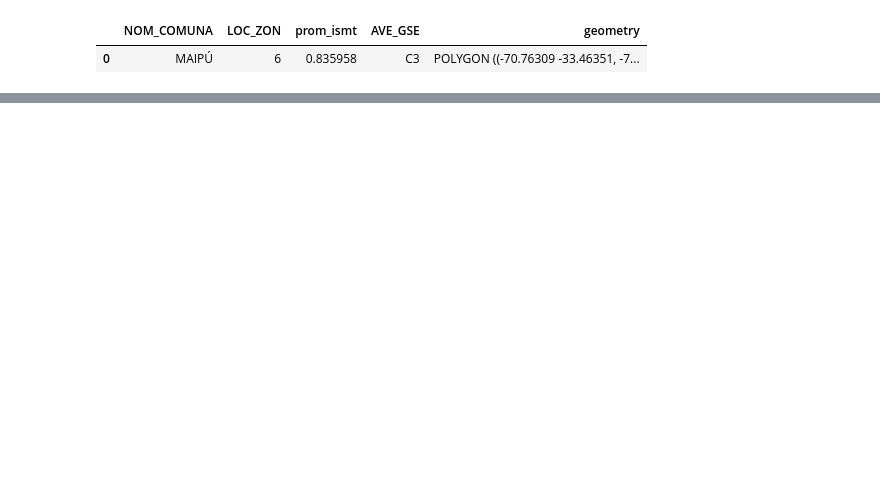
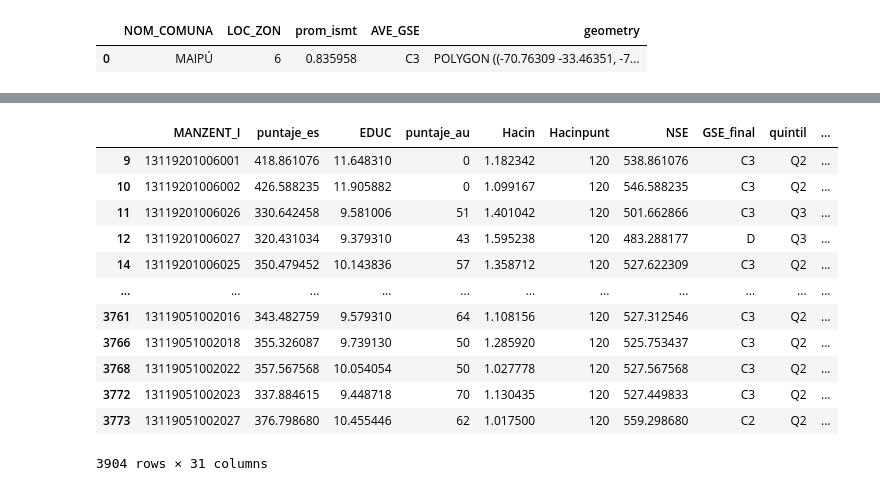
Before and after one commit to JZapataMA/informal_assessment_proyect_CDG, a Jupyter notebook: proyecto.ipynb, the cells around one changed output, grey strips where cells are left out. Cells and saved outputs as stored; diff of their text form; code cells hidden in the pictures; blank space fills up the shorter version.

```diff
--- a/proyecto.ipynb
+++ b/proyecto.ipynb
@@ -72,0 +53,21 @@ manzanas_maipu
+# %%
+# Dentro de una gemoetria de ismt_maipu_zonas hay varias geometrias de maipu_pob_socioec, por lo que todas estas manzanas se intersectan con la zona y estas manzanas heredan el prom_ismt de la zona a la que intersectan
+# Hacer un spatial join entre ismt_maipu_zonas y maipu_pob_socioec con op='intersects'
+ismt_maipu_zonas_pob_socioec = gpd.sjoin(maipu_pob_socioec , ismt_maipu_zonas, op='intersects')
+# Dropear duplicados segun ID_MANZENT
+ismt_maipu_zonas_pob_socioec = ismt_maipu_zonas_pob_socioec.drop_duplicates(subset='ID_MANZENT', keep='first')
+ismt_maipu_zonas_pob_socioec
+# %% [output]
+|  | MANZENT_I | puntaje_es | EDUC | puntaje_au | Hacin | Hacinpunt | NSE | GSE_final | quintil | ... |
+| 9 | 13119201006001 | 418.861076 | 11.648310 | 0 | 1.182342 | 120 | 538.861076 | C3 | Q2 | ... |
+| 10 | 13119201006002 | 426.588235 | 11.905882 | 0 | 1.099167 | 120 | 546.588235 | C3 | Q2 | ... |
+| 11 | 13119201006026 | 330.642458 | 9.581006 | 51 | 1.401042 | 120 | 501.662866 | C3 | Q3 | ... |
+| 12 | 13119201006027 | 320.431034 | 9.379310 | 43 | 1.595238 | 120 | 483.288177 | D | Q3 | ... |
+| 14 | 13119201006025 | 350.479452 | 10.143836 | 57 | 1.358712 | 120 | 527.622309 | C3 | Q2 | ... |
+| ... | ... | ... | ... | ... | ... | ... | ... | ... | ... | ... |
+| 3761 | 13119051002016 | 343.482759 | 9.579310 | 64 | 1.108156 | 120 | 527.312546 | C3 | Q2 | ... |
+| 3766 | 13119051002018 | 355.326087 | 9.739130 | 50 | 1.285920 | 120 | 525.753437 | C3 | Q2 | ... |
+| 3768 | 13119051002022 | 357.567568 | 10.054054 | 50 | 1.027778 | 120 | 527.567568 | C3 | Q2 | ... |
+| 3772 | 13119051002023 | 337.884615 | 9.448718 | 70 | 1.130435 | 120 | 527.449833 | C3 | Q2 | ... |
+| 3773 | 13119051002027 | 376.798680 | 10.455446 | 62 | 1.017500 | 120 | 559.298680 | C2 | Q2 | ... |
+3904 rows × 31 columns
```
Also changed, not shown: parts of 10 cells of this notebook.
